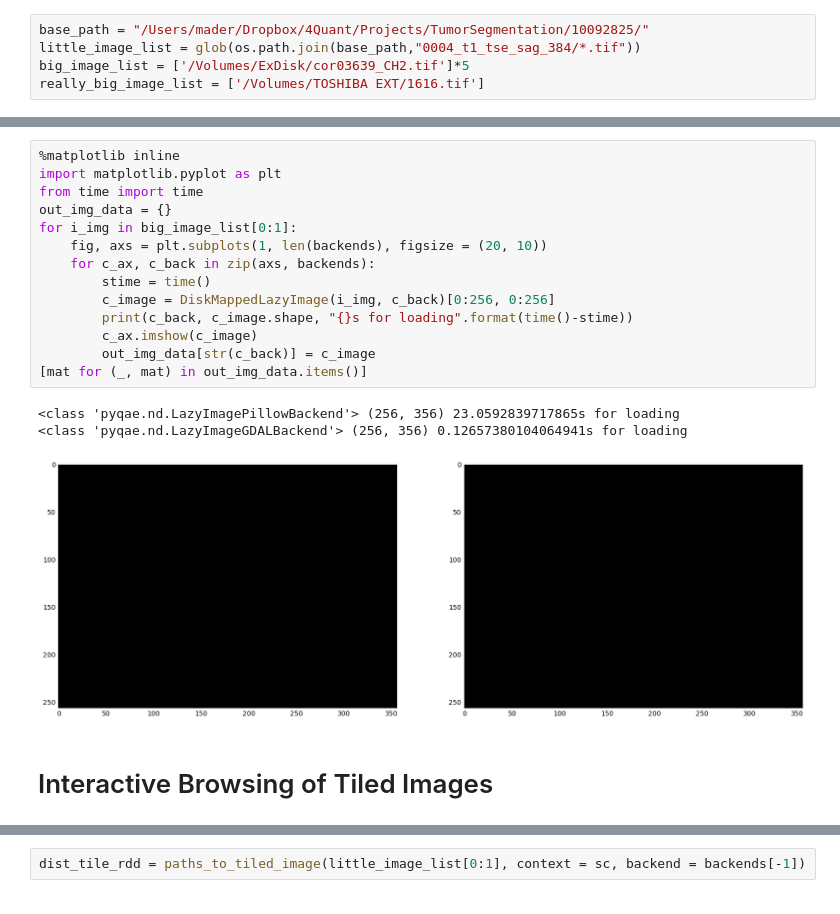
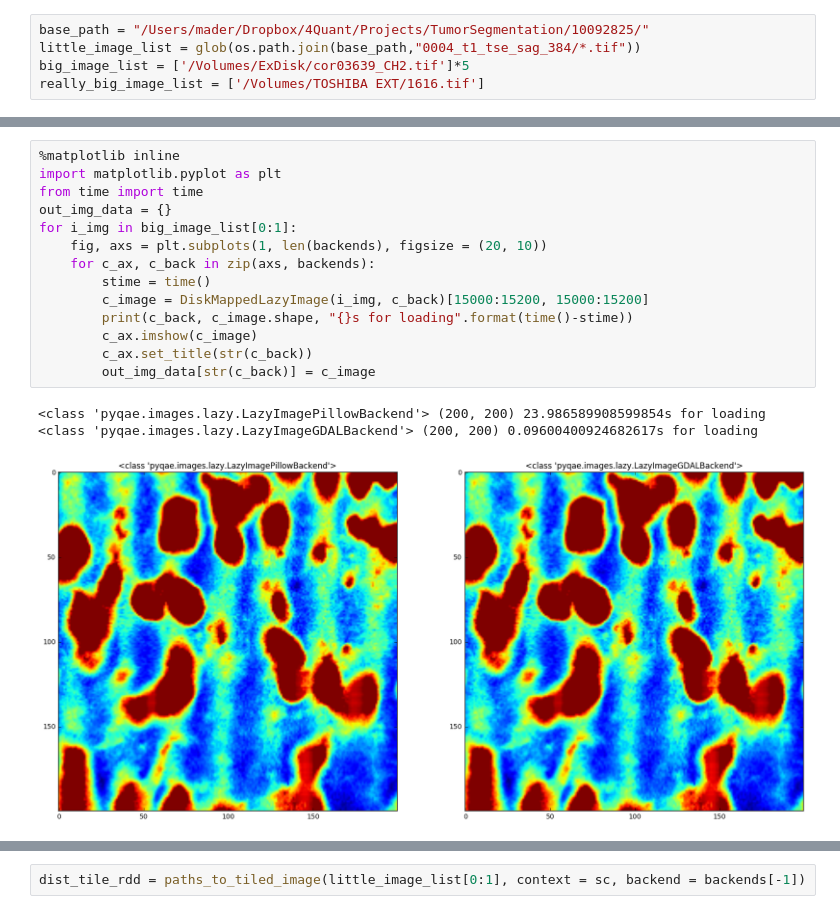
Before and after one commit to 4Quant/BBP-Setup, a Jupyter notebook: notebooks/Distributed Tile-based Reading.ipynb, the cells around one changed output, grey strips where cells are left out. Drawn from its saved outputs; the diff is of its cells as text.

Commit message:
reorganized pyqae imports, fixed workflow demo, adding interactive filtering

```diff
--- a/notebooks/Distributed Tile-based Reading.ipynb
+++ b/notebooks/Distributed Tile-based Reading.ipynb
@@ -48,20 +51,18 @@ class DiskMappedLazyImage(builtins.object)
 # %%
 %matplotlib inline
 import matplotlib.pyplot as plt
 from time import time
 out_img_data = {}
 for i_img in big_image_list[0:1]:
     fig, axs = plt.subplots(1, len(backends), figsize = (20, 10))
     for c_ax, c_back in zip(axs, backends):
         stime = time()
-        c_image = DiskMappedLazyImage(i_img, c_back)[0:256, 0:256]
+        c_image = DiskMappedLazyImage(i_img, c_back)[15000:15200, 15000:15200]
         print(c_back, c_image.shape, "{}s for loading".format(time()-stime))
         c_ax.imshow(c_image)
+        c_ax.set_title(str(c_back))
         out_img_data[str(c_back)] = c_image
-[mat for (_, mat) in out_img_data.items()]
 # %% [output]
-<class 'pyqae.nd.LazyImagePillowBackend'> (256, 356) 23.0592839717865s for loading
-<class 'pyqae.nd.LazyImageGDALBackend'> (256, 356) 0.12657380104064941s for loading
+<class 'pyqae.images.lazy.LazyImagePillowBackend'> (200, 200) 23.986589908599854s for loading
+<class 'pyqae.images.lazy.LazyImageGDALBackend'> (200, 200) 0.09600400924682617s for loading
-[figure, old version]
+[figure, new version]
-# %% [markdown]
-# Interactive Browsing of Tiled Images
```
Also changed, not shown: parts of 19 cells of this notebook, 2 other files.
